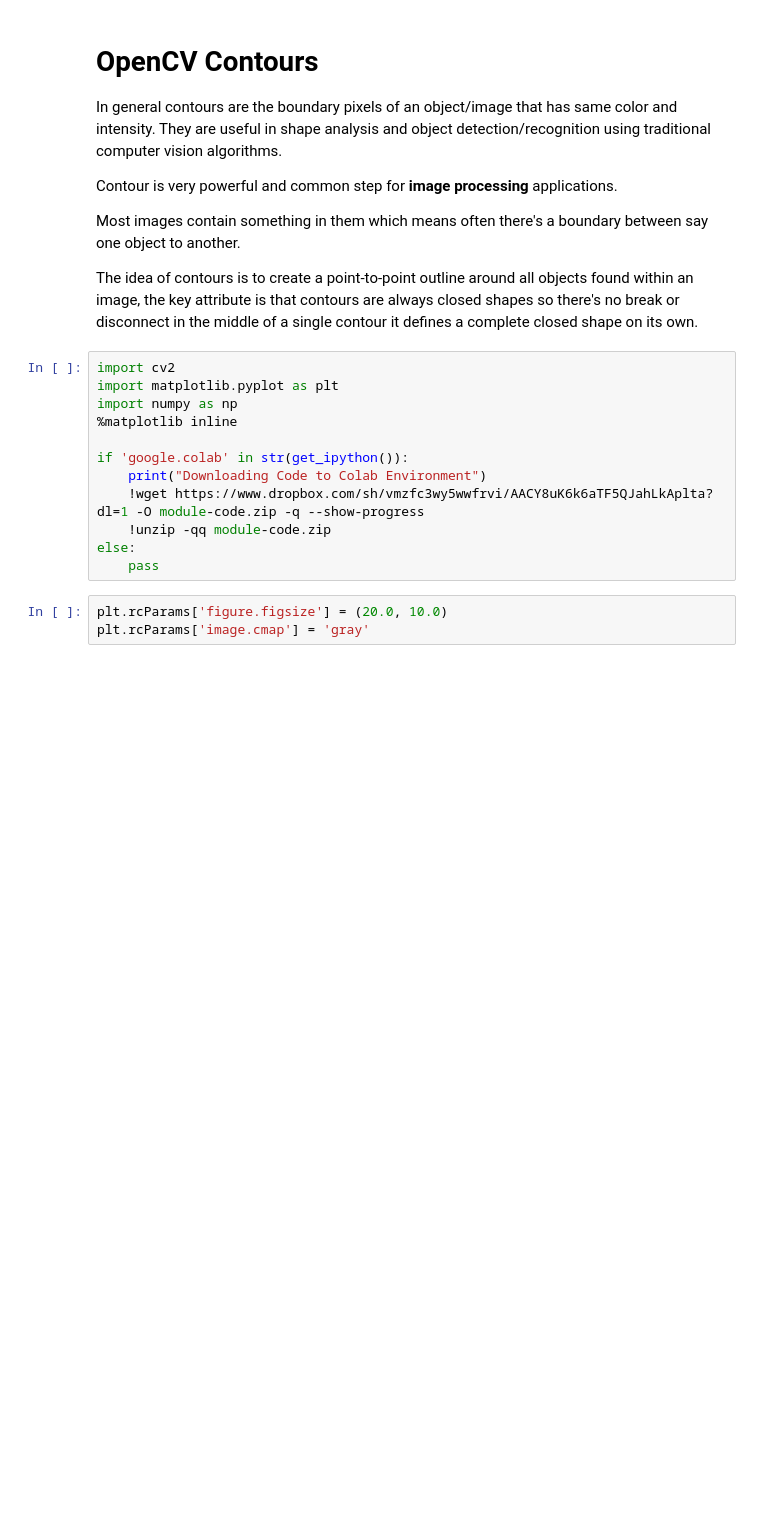
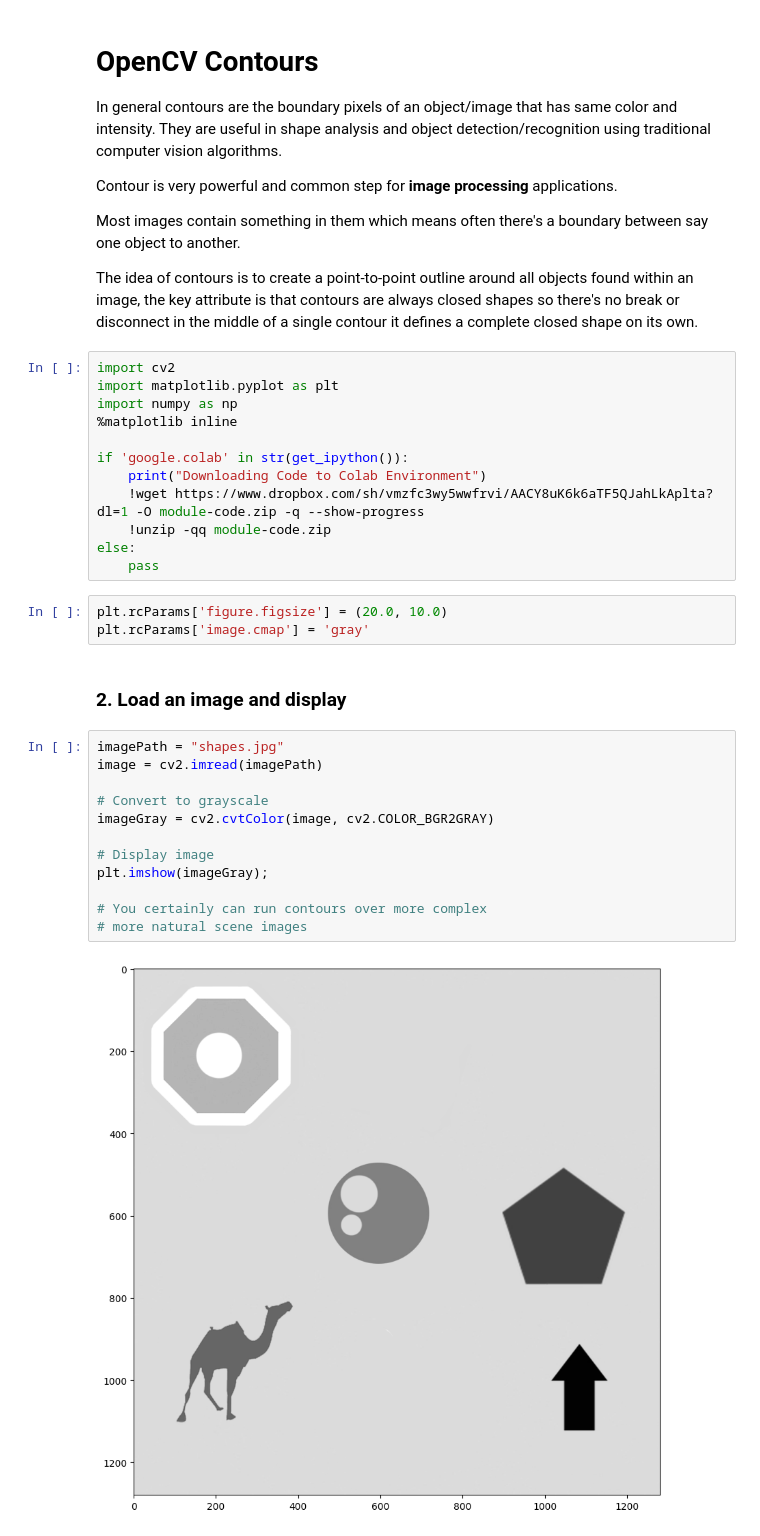
Before and after one commit to saulyaguana/CSAnalysis, a Jupyter notebook: contours.ipynb, the cells around one changed output. Saved outputs shown, nothing was run; the diff lists cells and outputs as text; blank space fills up the shorter version.

```diff
--- a/contours.ipynb
+++ b/contours.ipynb
@@ -23,3 +23,19 @@ else:
 # %%
 plt.rcParams['figure.figsize'] = (20.0, 10.0)
 plt.rcParams['image.cmap'] = 'gray'
+# %% [markdown]
+### 2. Load an image and display
+# %%
+imagePath = "shapes.jpg"
+image = cv2.imread(imagePath)
+
+# Convert to grayscale
+imageGray = cv2.cvtColor(image, cv2.COLOR_BGR2GRAY)
+
+# Display image
+plt.imshow(imageGray);
+
+# You certainly can run contours over more complex
+# more natural scene images
+# %% [output]
+[figure, added]
```
Also changed, not shown: parts of 2 cells of this notebook, 1 other file.
